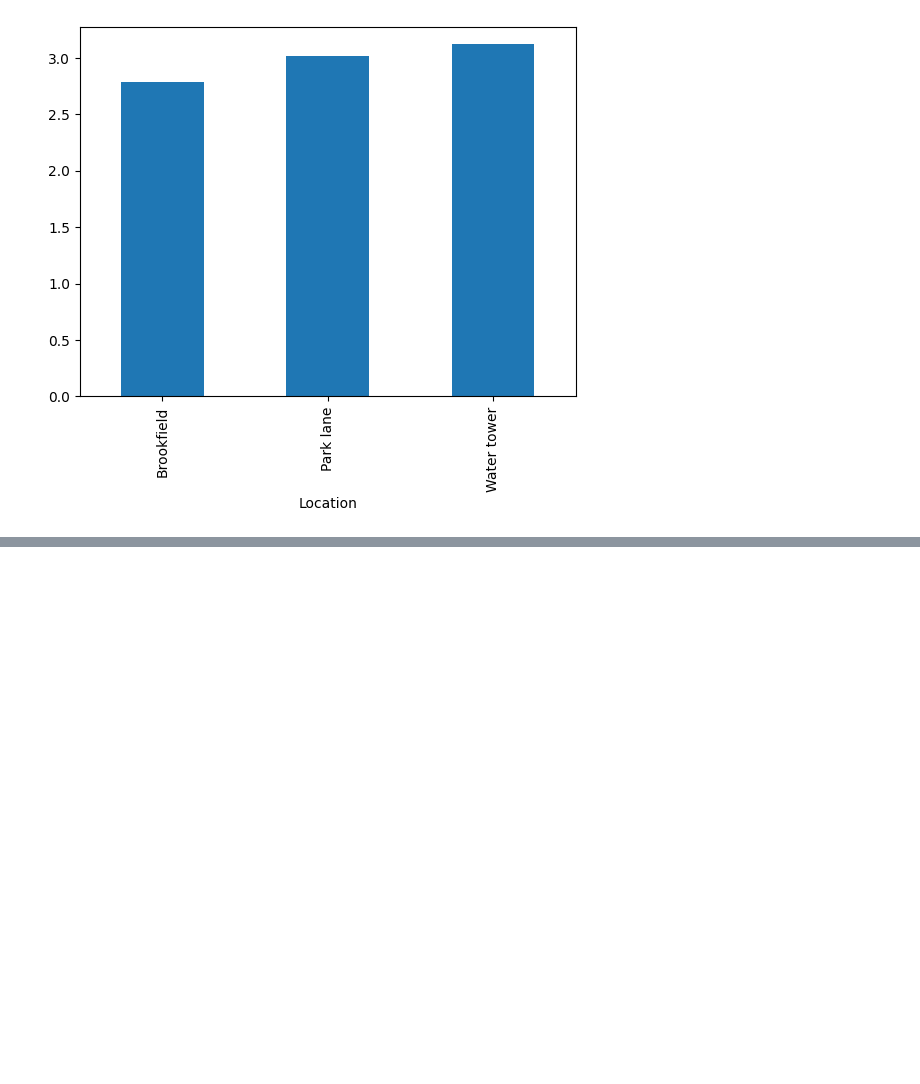
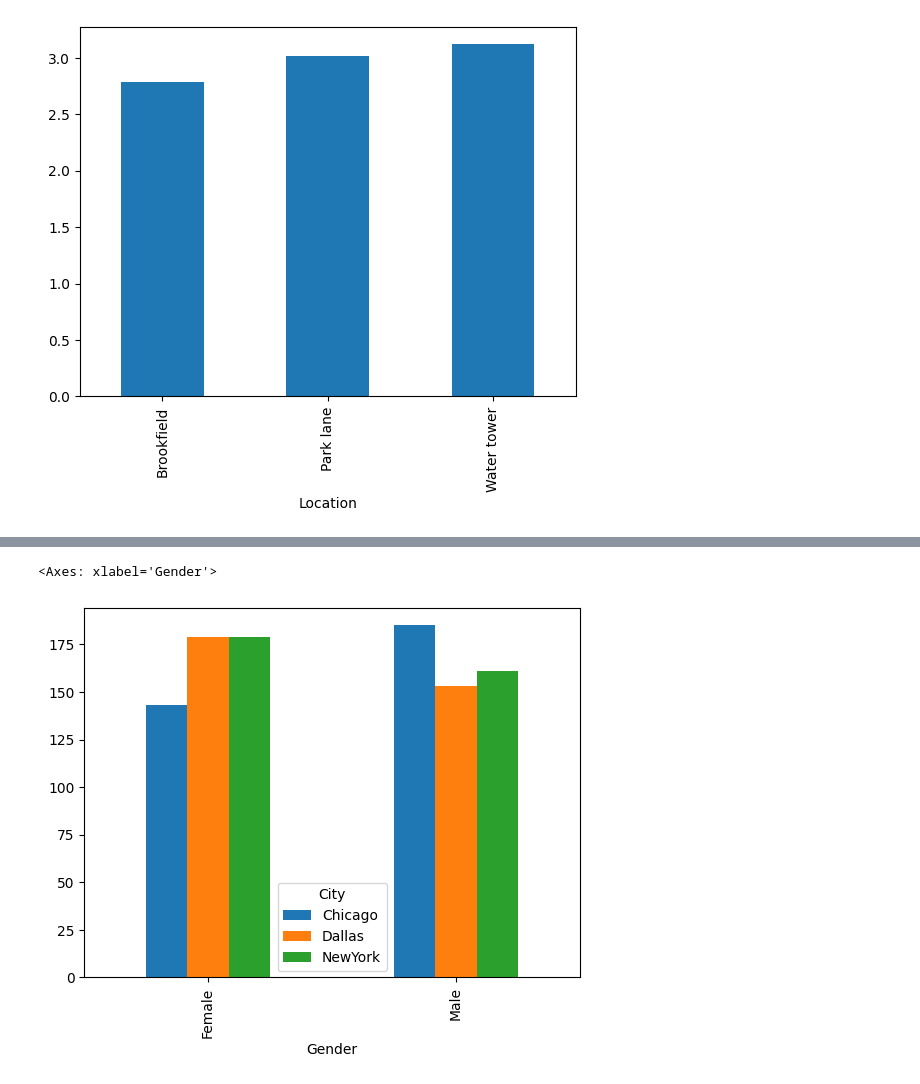
Before and after one commit to Ebin21/AI-ML, a Jupyter notebook: sales.ipynb, the cells around one changed output, grey strips where cells are left out. Drawn from its saved outputs; the diff is of its cells as text; code cells hidden in the pictures; blank space fills up the shorter version.

```diff
--- a/sales.ipynb
+++ b/sales.ipynb
@@ -283,3 +283,6 @@ rating.plot(kind='bar')
 # %% [output]
 <Axes: xlabel='Location'>
 [figure]
+# %%
+female_sales = sales.groupby(['City','Gender']).count()['Invoice ID']
+female_sales
@@ -285,0 +298,5 @@ rating.plot(kind='bar')
+# %%
+female_sales.unstack(level=0).plot(kind='bar')
+# %% [output]
+<Axes: xlabel='Gender'>
+[figure, added]
```
Also changed, not shown: parts of 10 cells of this notebook.
